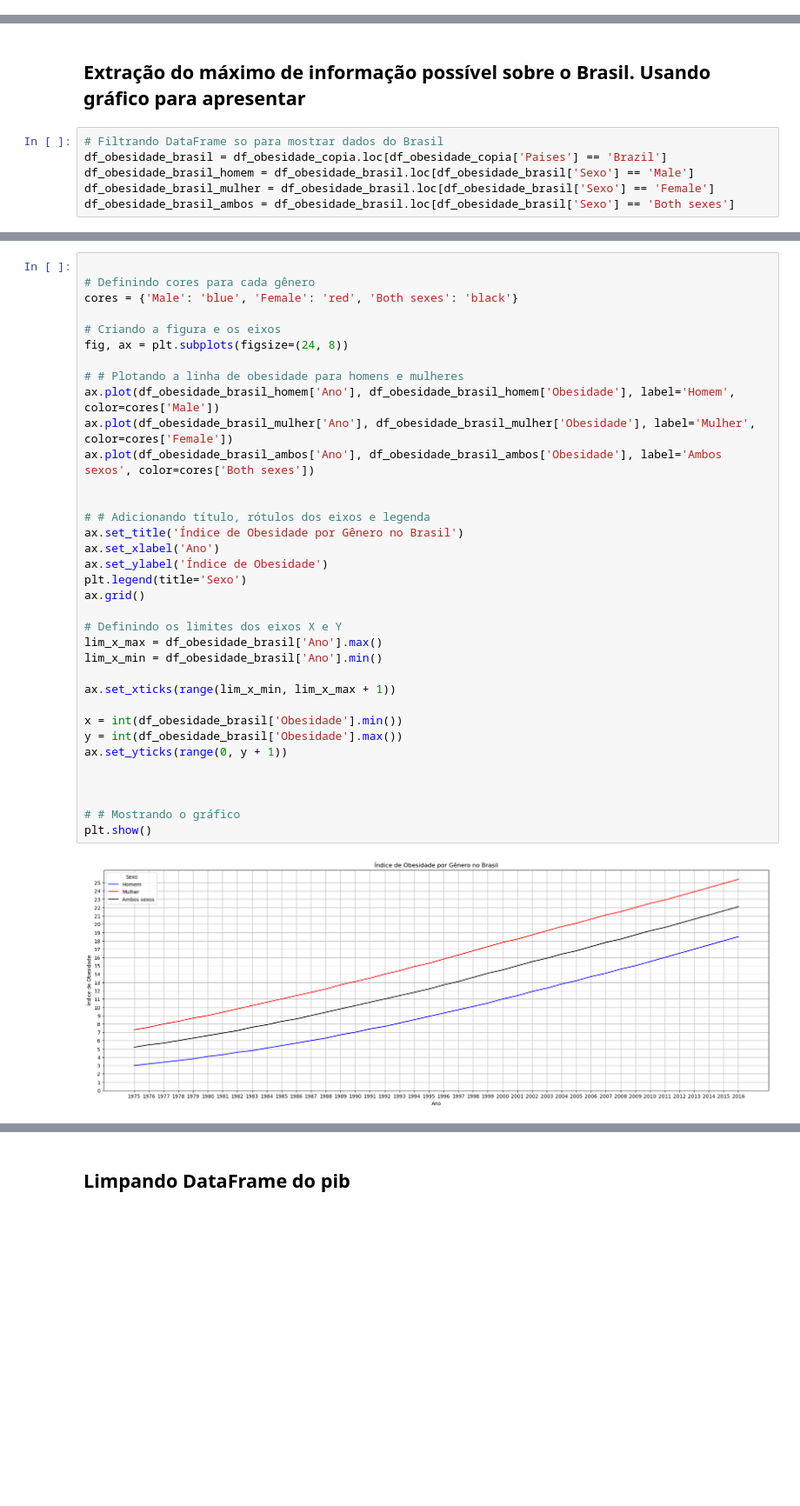
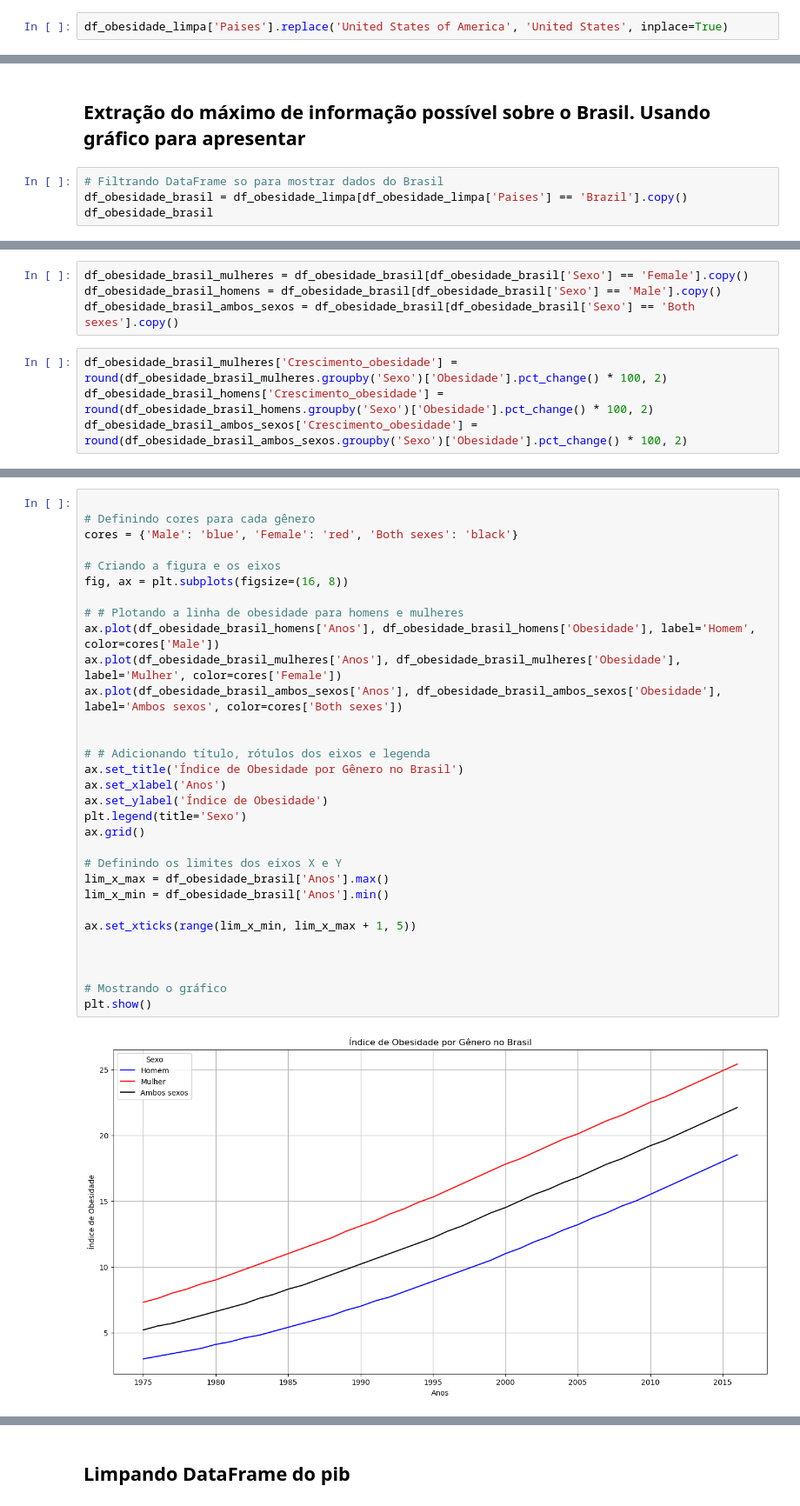
Before and after one commit to Sinvalluz/Projeto-A3-An-lise-de-dados, a Jupyter notebook: app.ipynb, the cells around one changed output, grey strips where cells are left out. Shown at 87% size. Cells and saved outputs as stored; diff of their text form; blank space fills up the shorter version.

```diff
--- a/app.ipynb
+++ b/app.ipynb
@@ -40,3 +273,5 @@ memory usage: 940.1+ KB
+# %%
+df_obesidade_limpa['Paises'].replace('United States of America', 'United States', inplace=True)
 # %% [markdown]
  ## Comparando a taxa de obesidade por sexo
 # %%
@@ -98,7 +657,5 @@ top_3_obesidade_maior
 ## Extração do máximo de informação possível sobre o Brasil. Usando gráfico para apresentar
 # %%
 # Filtrando DataFrame so para mostrar dados do Brasil
-df_obesidade_brasil = df_obesidade_copia.loc[df_obesidade_copia['Paises'] == 'Brazil']
-df_obesidade_brasil_homem = df_obesidade_brasil.loc[df_obesidade_brasil['Sexo'] == 'Male']
-df_obesidade_brasil_mulher = df_obesidade_brasil.loc[df_obesidade_brasil['Sexo'] == 'Female']
-df_obesidade_brasil_ambos = df_obesidade_brasil.loc[df_obesidade_brasil['Sexo'] == 'Both sexes']
+df_obesidade_brasil = df_obesidade_limpa[df_obesidade_limpa['Paises'] == 'Brazil'].copy()
+df_obesidade_brasil
@@ -113,0 +676,8 @@ Name: Obesidade, dtype: float64
+# %%
+df_obesidade_brasil_mulheres = df_obesidade_brasil[df_obesidade_brasil['Sexo'] == 'Female'].copy()
+df_obesidade_brasil_homens = df_obesidade_brasil[df_obesidade_brasil['Sexo'] == 'Male'].copy()
+df_obesidade_brasil_ambos_sexos = df_obesidade_brasil[df_obesidade_brasil['Sexo'] == 'Both sexes'].copy()
+# %%
+df_obesidade_brasil_mulheres['Crescimento_obesidade'] = round(df_obesidade_brasil_mulheres.groupby('Sexo')['Obesidade'].pct_change() * 100, 2)
+df_obesidade_brasil_homens['Crescimento_obesidade'] = round(df_obesidade_brasil_homens.groupby('Sexo')['Obesidade'].pct_change() * 100, 2)
+df_obesidade_brasil_ambos_sexos['Crescimento_obesidade'] = round(df_obesidade_brasil_ambos_sexos.groupby('Sexo')['Obesidade'].pct_change() * 100, 2)
@@ -114,37 +716,33 @@ Name: Obesidade, dtype: float64
 # %%
 
 # Definindo cores para cada gênero
 cores = {'Male': 'blue', 'Female': 'red', 'Both sexes': 'black'}
 
 # Criando a figura e os eixos
-fig, ax = plt.subplots(figsize=(24, 8))
+fig, ax = plt.subplots(figsize=(16, 8))
 
 # # Plotando a linha de obesidade para homens e mulheres
-ax.plot(df_obesidade_brasil_homem['Ano'], df_obesidade_brasil_homem['Obesidade'], label='Homem', color=cores['Male'])
-ax.plot(df_obesidade_brasil_mulher['Ano'], df_obesidade_brasil_mulher['Obesidade'], label='Mulher', color=cores['Female'])
-ax.plot(df_obesidade_brasil_ambos['Ano'], df_obesidade_brasil_ambos['Obesidade'], label='Ambos sexos', color=cores['Both sexes'])
+ax.plot(df_obesidade_brasil_homens['Anos'], df_obesidade_brasil_homens['Obesidade'], label='Homem', color=cores['Male'])
+ax.plot(df_obesidade_brasil_mulheres['Anos'], df_obesidade_brasil_mulheres['Obesidade'], label='Mulher', color=cores['Female'])
+ax.plot(df_obesidade_brasil_ambos_sexos['Anos'], df_obesidade_brasil_ambos_sexos['Obesidade'], label='Ambos sexos', color=cores['Both sexes'])
 
 
 # # Adicionando título, rótulos dos eixos e legenda
 ax.set_title('Índice de Obesidade por Gênero no Brasil')
-ax.set_xlabel('Ano')
+ax.set_xlabel('Anos')
 ax.set_ylabel('Índice de Obesidade')
 plt.legend(title='Sexo')
 ax.grid()
 
 # Definindo os limites dos eixos X e Y
-lim_x_max = df_obesidade_brasil['Ano'].max()
-lim_x_min = df_obesidade_brasil['Ano'].min()
+lim_x_max = df_obesidade_brasil['Anos'].max()
+lim_x_min = df_obesidade_brasil['Anos'].min()
 
-ax.set_xticks(range(lim_x_min, lim_x_max + 1))
-
-x = int(df_obesidade_brasil['Obesidade'].min())
-y = int(df_obesidade_brasil['Obesidade'].max())
-ax.set_yticks(range(0, y + 1))
+ax.set_xticks(range(lim_x_min, lim_x_max + 1, 5))
 
 
 
-# # Mostrando o gráfico
+# Mostrando o gráfico
 plt.show()
 # %% [output]
-[figure, old version]
+[figure, new version]
```
Also changed, not shown: parts of 61 cells of this notebook, 2 other files.
